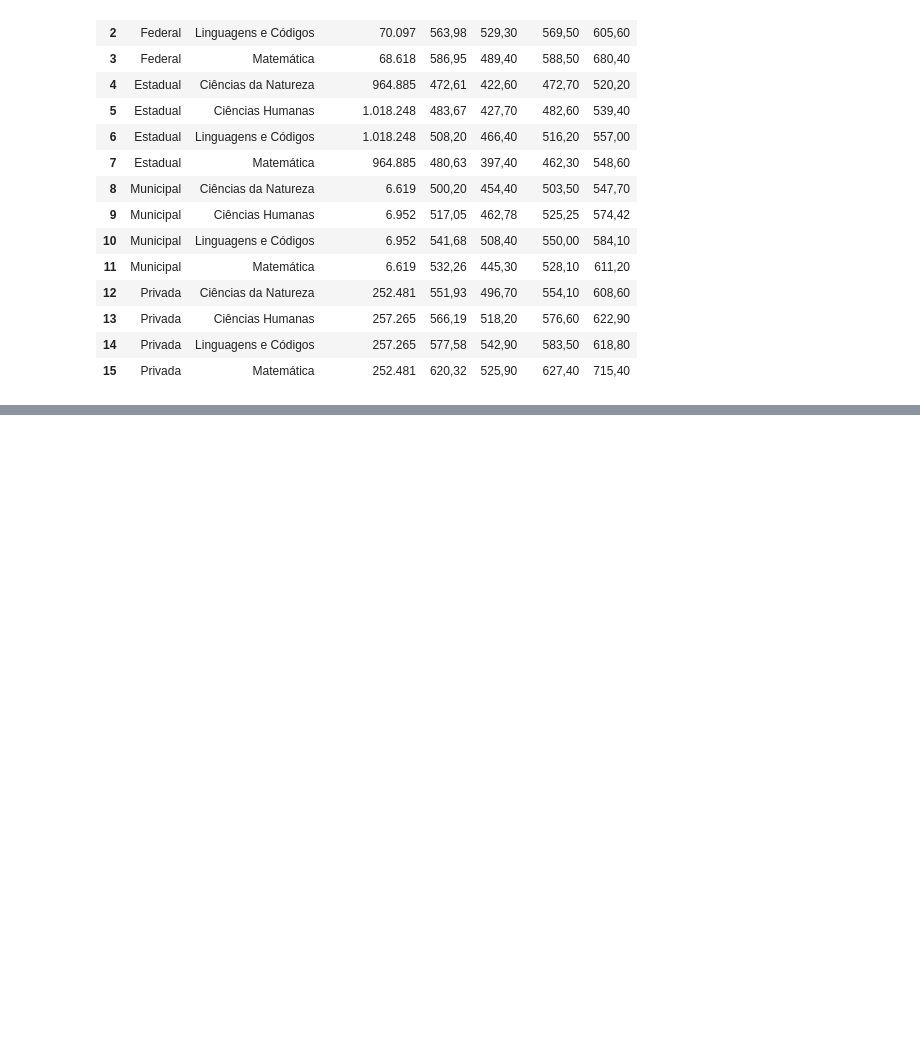
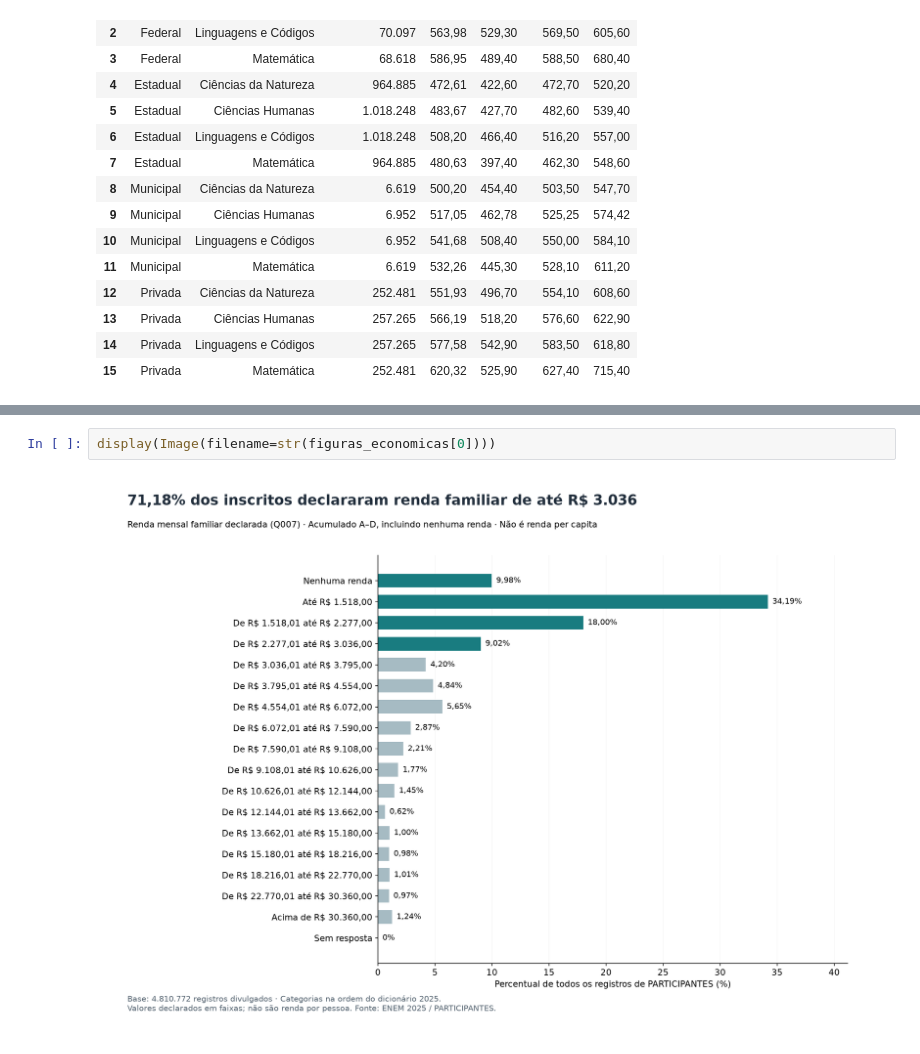
Before and after one commit to pachecosamuel/ENEM-Data-Analysis, a Jupyter notebook: apresentacao/visao_geral_2025.ipynb, the cells around one changed output, grey strips where cells are left out. Saved outputs shown, nothing was run; the diff lists cells and outputs as text; blank space fills up the shorter version.

```diff
--- a/apresentacao/visao_geral_2025.ipynb
+++ b/apresentacao/visao_geral_2025.ipynb
@@ -373,0 +303,4 @@ Os contratos ficam em `docs/`, os CSV em `analitica/` e as auditorias em `report
+# %%
+display(Image(filename=str(figuras_economicas[0])))
+# %% [output]
+[figure, added]
```
Also changed, not shown: parts of 49 cells of this notebook, 20 other files.
